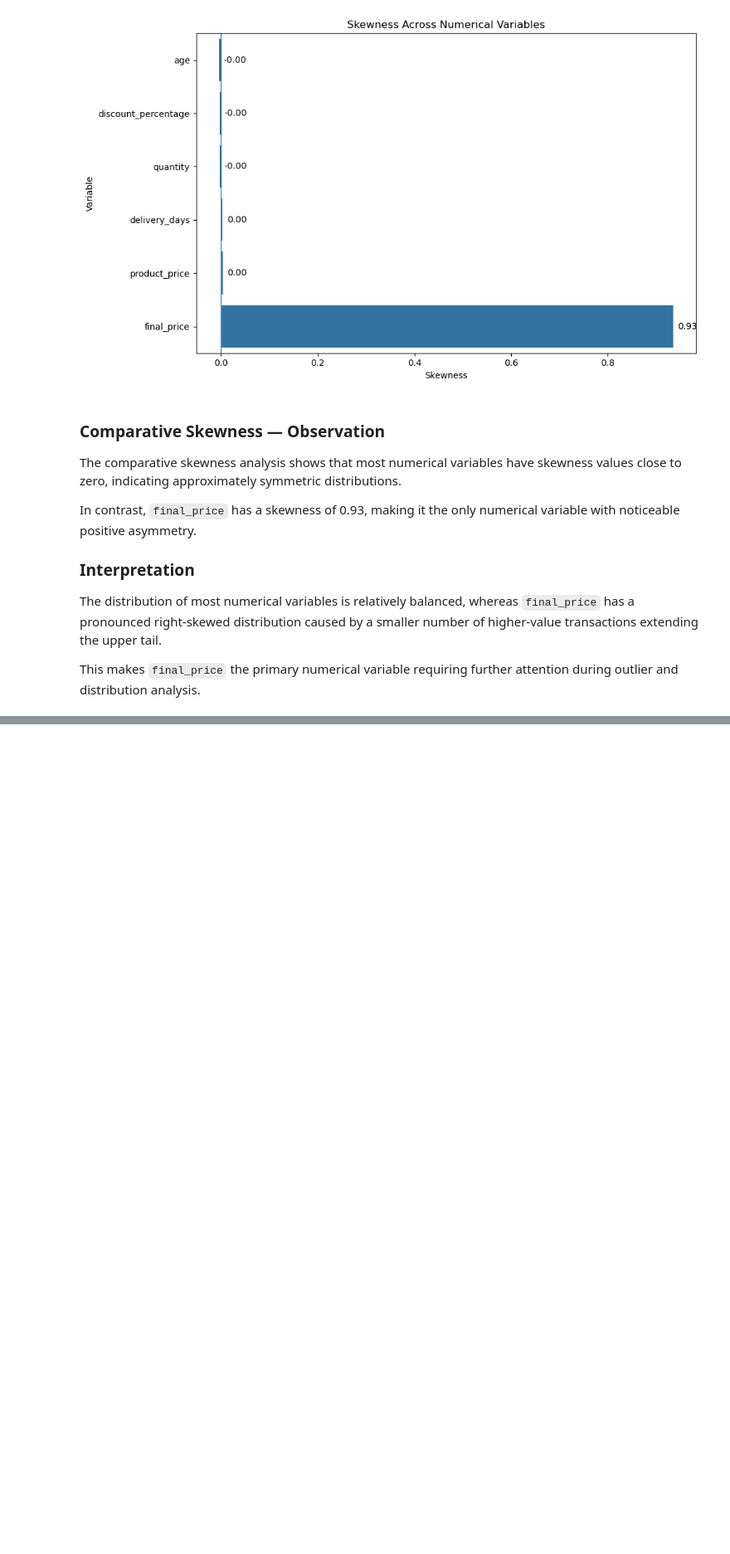
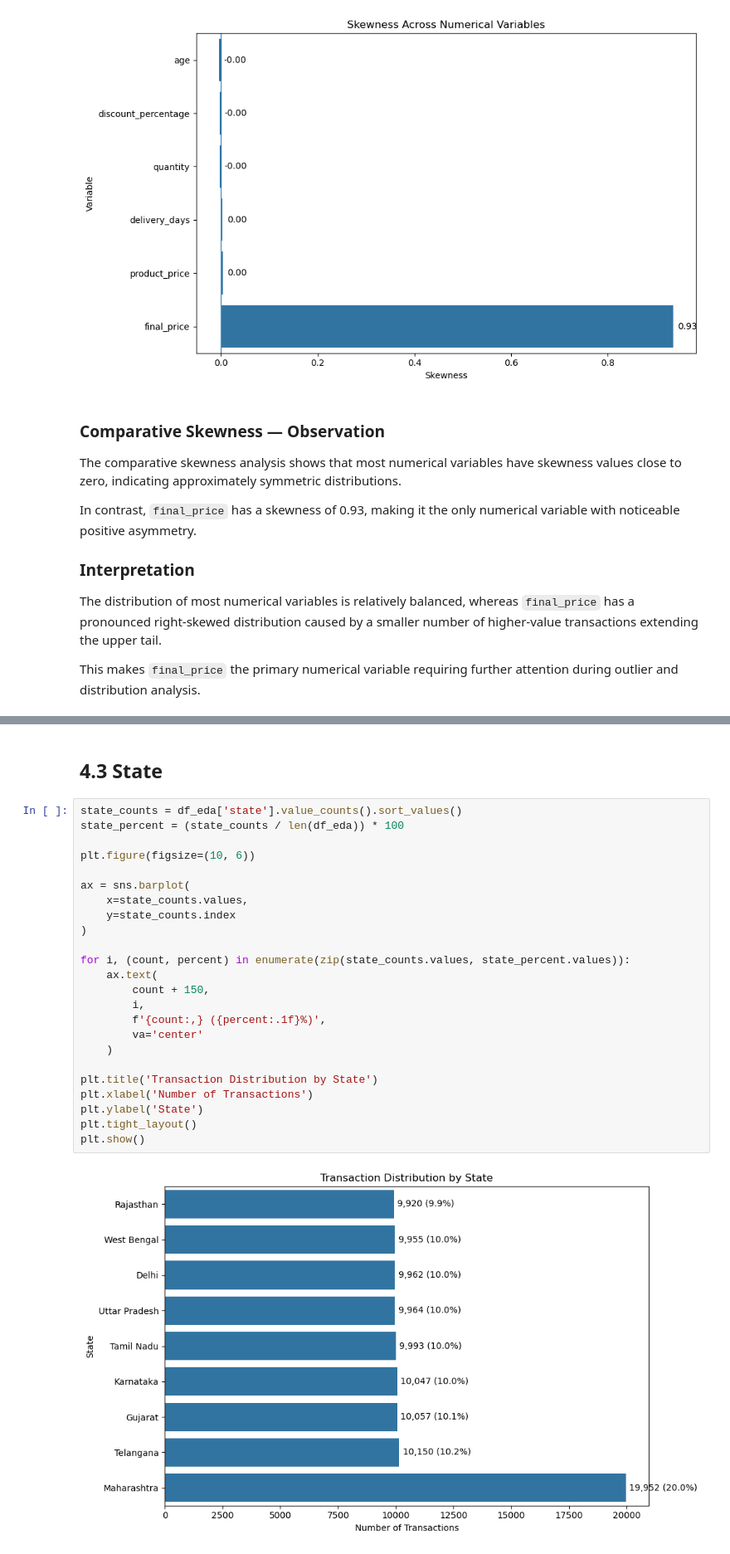
Before and after one commit to Bhav-creator452/NextHikesProject3-advanced-eda-retail-analysis, a Jupyter notebook: Advanced_EDA_Retail_Analysis.ipynb, the cells around one changed output, grey strips where cells are left out. Shown at 83% size. Saved outputs shown, nothing was run; the diff lists cells and outputs as text; blank space fills up the shorter version.

```diff
--- a/Advanced_EDA_Retail_Analysis.ipynb
+++ b/Advanced_EDA_Retail_Analysis.ipynb
@@ -1087,0 +1175,28 @@ attention during outlier and distribution analysis.
+# %% [markdown]
+## 4.3 State
+# %%
+state_counts = df_eda['state'].value_counts().sort_values()
+state_percent = (state_counts / len(df_eda)) * 100
+
+plt.figure(figsize=(10, 6))
+
+ax = sns.barplot(
+    x=state_counts.values,
+    y=state_counts.index
+)
+
+for i, (count, percent) in enumerate(zip(state_counts.values, state_percent.values)):
+    ax.text(
+        count + 150,
+        i,
+        f'{count:,} ({percent:.1f}%)',
+        va='center'
+    )
+
+plt.title('Transaction Distribution by State')
+plt.xlabel('Number of Transactions')
+plt.ylabel('State')
+plt.tight_layout()
+plt.show()
+# %% [output]
+[figure, added]
```
Also changed, not shown: parts of 35 cells of this notebook.
